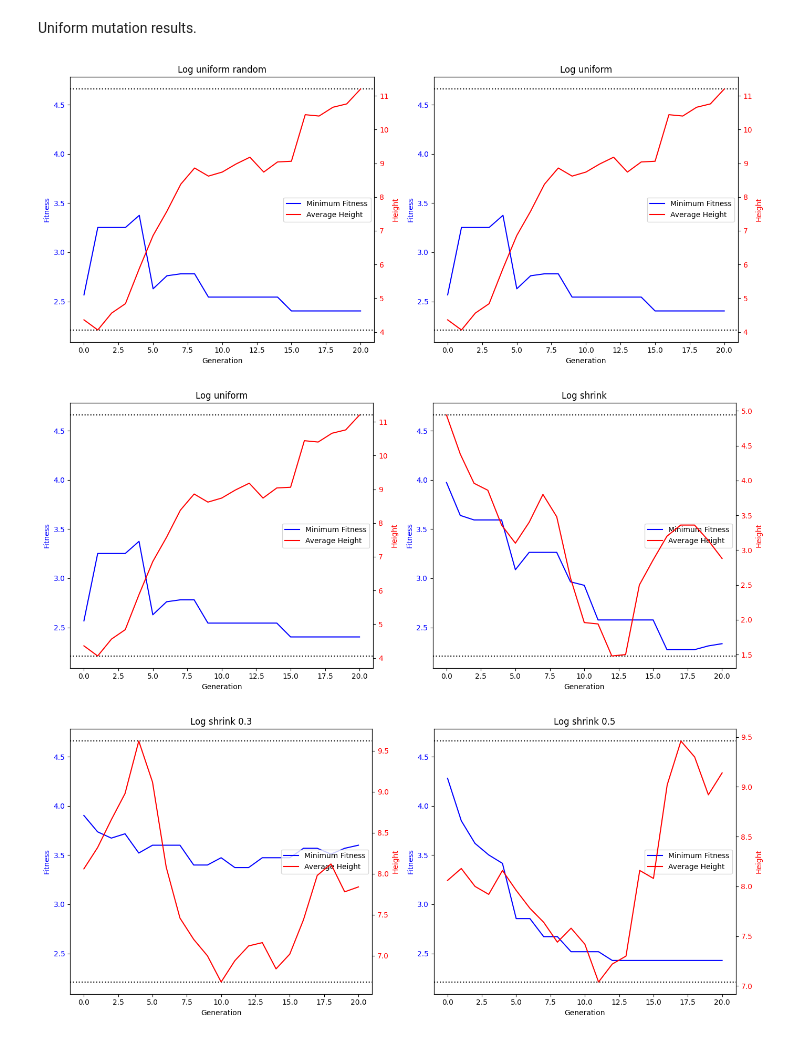
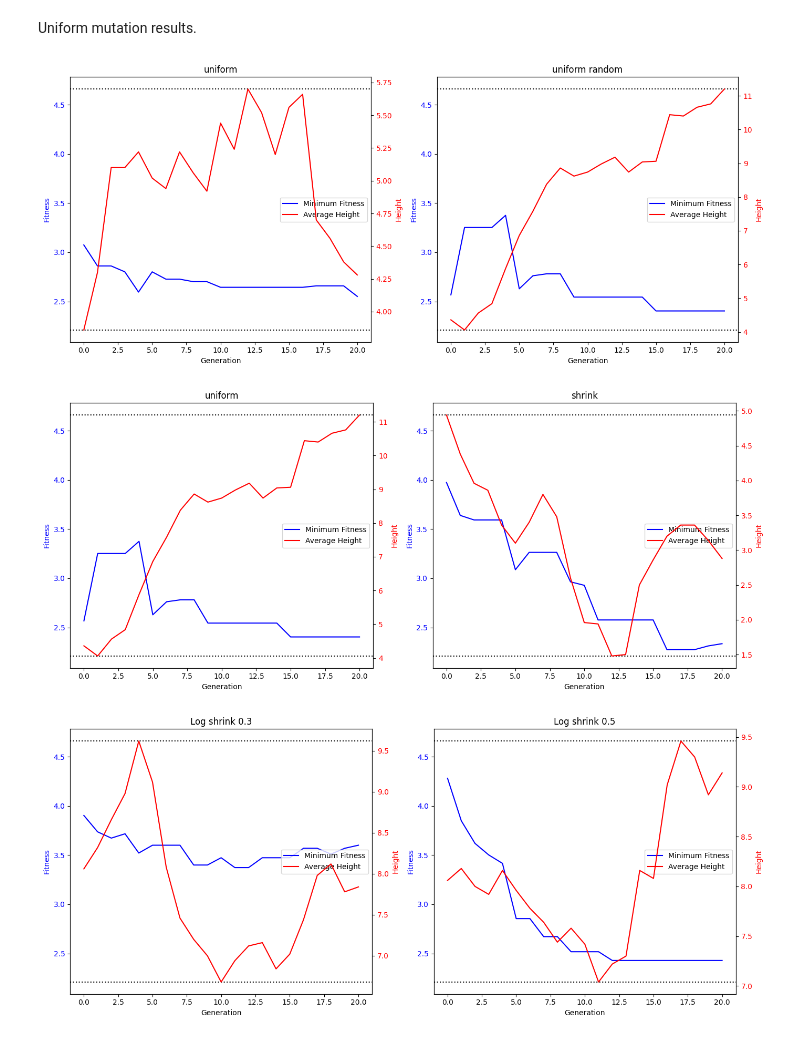
Before and after one commit to andreg24/PSO_GP_project, a Jupyter notebook: FINAL.ipynb, the cells around one changed output. Saved outputs shown, nothing was run; the diff lists cells and outputs as text; code cells hidden in the pictures.

```diff
--- a/FINAL.ipynb
+++ b/FINAL.ipynb
@@ -175,7 +316,7 @@ best value -> 2.216855343261271
 ### Plotting results
 # %%
 log_uni_r = load_log()
-# log_uni = load_log('logs/log_uni_norand.pkl')
+log_uni = load_log('logs/log_uni_norand.pkl')
 log_sh_r = load_log('logs/log_shrink.pkl')
 log_sh_3r = load_log('logs/log_shrink_mut03.pkl')
 log_sh_5r = load_log('logs/log_shrink_mut05.pkl')
@@ -184,37 +325,30 @@ log_sh_5 = load_log('logs/log_shrink_mut05_norand.pkl')
 # %% [markdown]
 Uniform mutation results.
 # %%
-# Create a new figure with 1 row and 2 columns of subplots
-fig, axs = plt.subplots(1, 2, figsize=(14, 6))  # Adjust figsize as needed
+# uniform comparison
+fig, axs = plt.subplots(1, 2, figsize=(14, 6))
 
-# Plot the first log on the first subplot
-plot_log(log_uni_r, ax1=axs[0])
-axs[0].set_title("Log uniform")
+plot_log(log_uni, ax1=axs[0])
+axs[0].set_title("uniform")
 
-# Plot the second log on the second subplot
 plot_log(log_uni_r, ax1=axs[1])
-axs[1].set_title("Log uniform random")
-
-# Adjust layout and display the combined figure
+axs[1].set_title("uniform random")
 
 plt.tight_layout()
 # %% [output]
-[figure, old version]
+[figure, new version]
 # %%
-# Create a new figure with 1 row and 2 columns of subplots
-fig, axs = plt.subplots(1, 2, figsize=(14, 6))  # Adjust figsize as needed
+# comparison uniform and shrink
+fig, axs = plt.subplots(1, 2, figsize=(14, 6))
 
-# Plot the first log on the first subplot
 plot_log(log_uni_r, ax1=axs[0])
-axs[0].set_title("Log uniform")
+axs[0].set_title("uniform")
 
-# Plot the second log on the second subplot
+
 plot_log(log_sh_r, ax1=axs[1])
-axs[1].set_title("Log shrink")
-
-# Adjust layout and display the combined figure
+axs[1].set_title('shrink')
 
 plt.tight_layout()
 # %% [output]
-[figure, old version]
+[figure, new version]
 # %%
```
Also changed, not shown: parts of 36 cells of this notebook, 4 other files.
